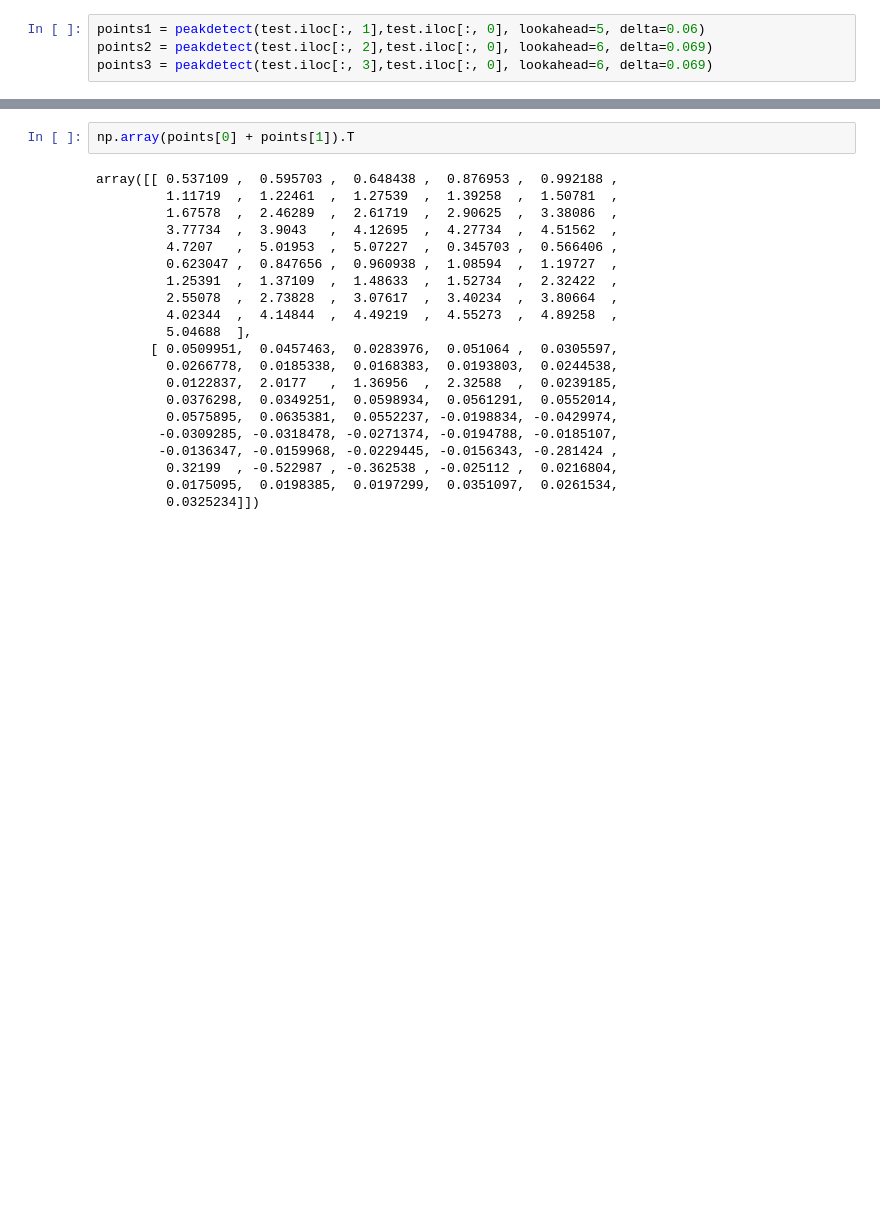
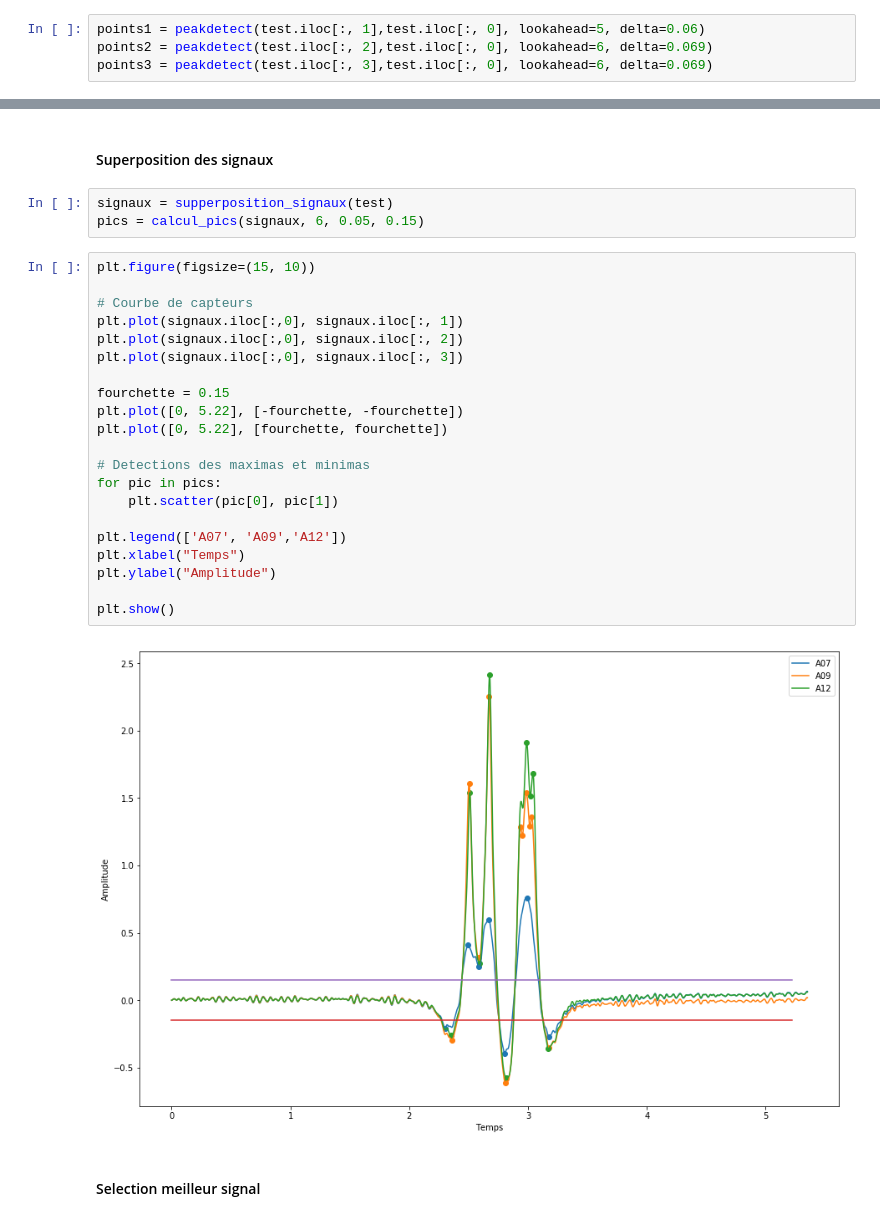
Before and after one commit to brouailalexandre/pesage-par-pont, a Jupyter notebook: Jupyter notebook/Conversion fichier txt.ipynb, the cells around one changed output, grey strips where cells are left out. Saved outputs shown, nothing was run; the diff lists cells and outputs as text; blank space fills up the shorter version.

Commit message:
Ajout traiement maximas

```diff
--- a/Jupyter notebook/Conversion fichier txt.ipynb
+++ b/Jupyter notebook/Conversion fichier txt.ipynb
@@ -70,23 +70,30 @@ plt.show()
-# %%
-np.array(points[0] + points[1]).T
-# %% [output]
-array([[ 0.537109 ,  0.595703 ,  0.648438 ,  0.876953 ,  0.992188 ,
-         1.11719  ,  1.22461  ,  1.27539  ,  1.39258  ,  1.50781  ,
-         1.67578  ,  2.46289  ,  2.61719  ,  2.90625  ,  3.38086  ,
-         3.77734  ,  3.9043   ,  4.12695  ,  4.27734  ,  4.51562  ,
-         4.7207   ,  5.01953  ,  5.07227  ,  0.345703 ,  0.566406 ,
-         0.623047 ,  0.847656 ,  0.960938 ,  1.08594  ,  1.19727  ,
-         1.25391  ,  1.37109  ,  1.48633  ,  1.52734  ,  2.32422  ,
-         2.55078  ,  2.73828  ,  3.07617  ,  3.40234  ,  3.80664  ,
-         4.02344  ,  4.14844  ,  4.49219  ,  4.55273  ,  4.89258  ,
-         5.04688  ],
-       [ 0.0509951,  0.0457463,  0.0283976,  0.051064 ,  0.0305597,
-         0.0266778,  0.0185338,  0.0168383,  0.0193803,  0.0244538,
-         0.0122837,  2.0177   ,  1.36956  ,  2.32588  ,  0.0239185,
-         0.0376298,  0.0349251,  0.0598934,  0.0561291,  0.0552014,
-         0.0575895,  0.0635381,  0.0552237, -0.0198834, -0.0429974,
-        -0.0309285, -0.0318478, -0.0271374, -0.0194788, -0.0185107,
-        -0.0136347, -0.0159968, -0.0229445, -0.0156343, -0.281424 ,
-         0.32199  , -0.522987 , -0.362538 , -0.025112 ,  0.0216804,
-         0.0175095,  0.0198385,  0.0197299,  0.0351097,  0.0261534,
-         0.0325234]])
+# %% [markdown]
+#### Superposition des signaux
+# %%
+signaux = supperposition_signaux(test)
+pics = calcul_pics(signaux, 6, 0.05, 0.15)
+# %%
+plt.figure(figsize=(15, 10))
+
+# Courbe de capteurs
+plt.plot(signaux.iloc[:,0], signaux.iloc[:, 1])
+plt.plot(signaux.iloc[:,0], signaux.iloc[:, 2])
+plt.plot(signaux.iloc[:,0], signaux.iloc[:, 3])
+
+fourchette = 0.15
+plt.plot([0, 5.22], [-fourchette, -fourchette])
+plt.plot([0, 5.22], [fourchette, fourchette])
+
+# Detections des maximas et minimas
+for pic in pics:
+    plt.scatter(pic[0], pic[1])
+
+plt.legend(['A07', 'A09','A12'])
+plt.xlabel("Temps")
+plt.ylabel("Amplitude")
+
+plt.show()
+# %% [output]
+[figure, added]
+# %% [markdown]
+#### Selection meilleur signal
```
Also changed, not shown: parts of 8 cells of this notebook, 3 other files.
